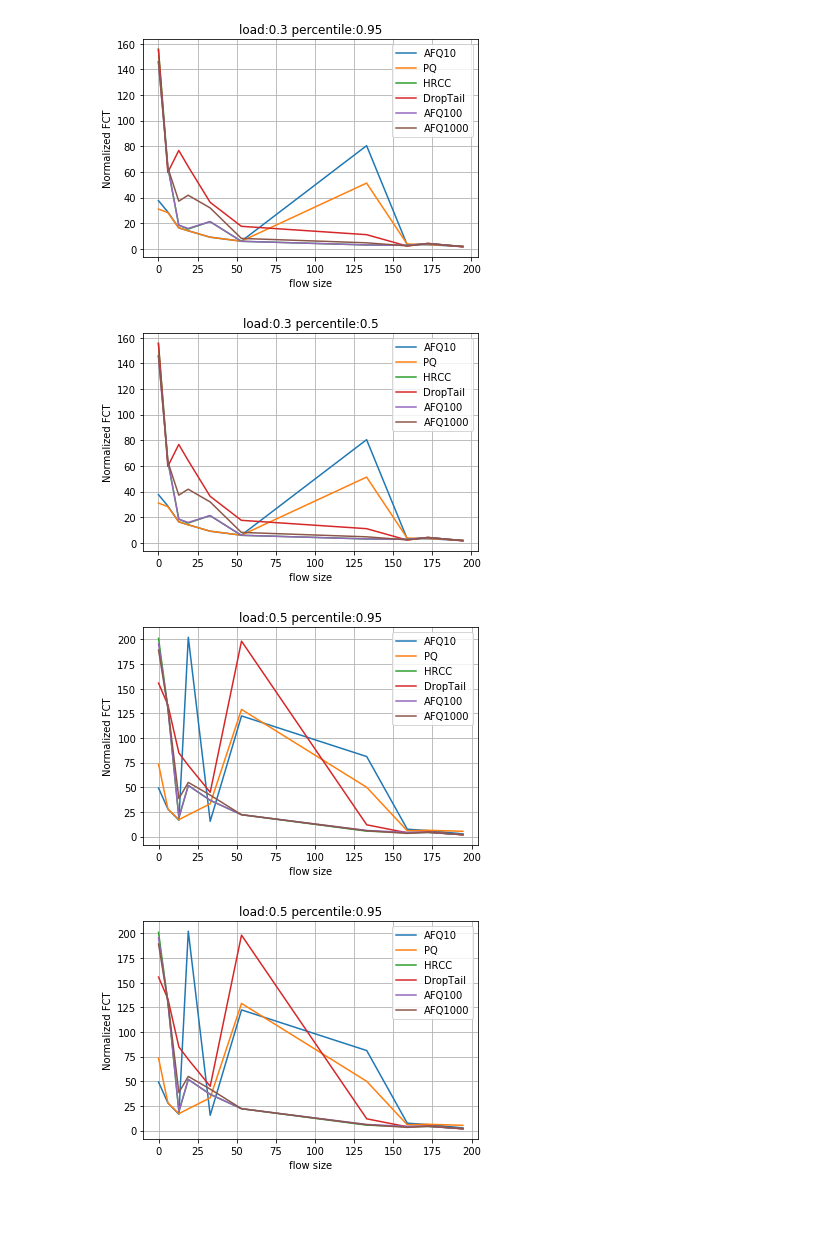
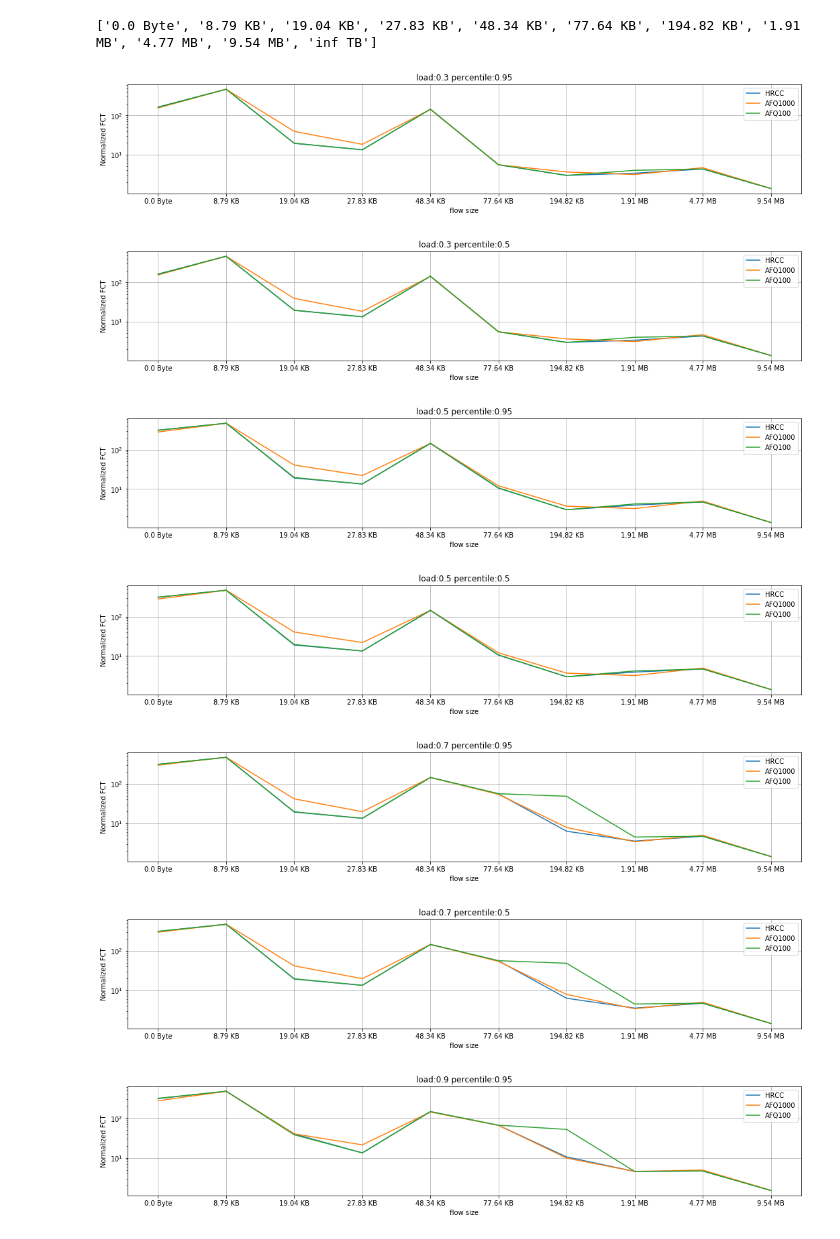
Before and after one commit to Peixuan670/HyLine, a Jupyter notebook: singlenode_bottleneck/notebook/FCT.ipynb, the cells around one changed output. Cells and saved outputs as stored; diff of their text form; code cells hidden in the pictures; blank space fills up the shorter version.

```diff
--- a/singlenode_bottleneck/notebook/FCT.ipynb
+++ b/singlenode_bottleneck/notebook/FCT.ipynb
@@ -78,6 +78,8 @@ class FCT:
         y = df['Normalized FCT'].apply(self.scaling, args=(scale[1],))
         x = df['tmp_pkts'].apply(self.scaling, args=(scale[0],))
         plt.scatter(x, y, color=color, label=label)
+        plt.xlabel('flow size')
+        plt.ylabel('Normalized FCT')
         plt.legend()
         plt.show()
     def scaling(self, x, base):
@@ -95,12 +97,17 @@ class FCT:
             seg_data=df[cate == label]
             res=seg_data.sort_values(by=['Normalized FCT'])
             res.reset_index(inplace=True)
+            if res.shape[0] == 0:
+                continue
             # 16 indicate col 'Normalized FCT'
             # print(res.iloc[[math.ceil((res.shape[0]-1) * 0.95)]])
             selected_flow.append(res.iloc[math.ceil((res.shape[0]-1) * 0.95), 16])
-        scaled_selected_flow = [self.scaling(x, scale[0]) for x in selected_flow]
-        scaled_flow_size = [self.scaling(x, scale[1]) for x in flow_size[:-1]]
-        plt.plot(scaled_flow_size, scaled_selected_flow, label=alg)
+            corresponding_flow_size.append(label)
+        #scaled_selected_flow = [self.scaling(x, scale[0]) for x in selected_flow]
+        #scaled_flow_size = [self.scaling(x, scale[1]) for x in corresponding_flow_size]
+        len_range=[i for i in range(len(corresponding_flow_size))]
+        plt.plot(len_range, selected_flow, label=alg)
+        plt.yscale('log')
         if (isLast):
             plt.xlabel('flow size')
             plt.ylabel('Normalized FCT')
@@ -108,28 +115,42 @@ class FCT:
             plt.grid()
             plt.legend()
             #plt.yticks([0,50,100,150,200])
-            #plt.xticks(scaled_flow_size, [self.humanbytes(i*1500) for i in flow_size[:-1]])
+            plt.xticks(len_range, [self.humanbytes(i*1500) for i in corresponding_flow_size])
             plt.show()
 
     def plot_FCT_percentile_fix_load(self, algs, load, percentile, flow_size, scale):
+        fig= plt.figure(figsize=(18,3))
         for alg in algs:
             if alg == algs[-1]:
                 FCT_analysis.plot_one_FCT_percentile(alg , load, percentile, flow_size, scale, True)
             else:
                 FCT_analysis.plot_one_FCT_percentile(alg , load, percentile, flow_size, scale, False)
 # %%
-FCT_analysis = FCT("/home/ovs2/lining/Gearbox/automatic/", "Topology-incast-singlenode.tcl", 500, \
-                  [.1, .2, .3, .4, .5, .6, .7, .8, .9, .95], ["AFQ10", "PQ", "HRCC", "DropTail", "AFQ100", "AFQ1000"])
+FCT_analysis = FCT("/home/ovs2/lining/Gearbox/automatic/", "Topology-incast-singlenode.tcl", 100, \
+                  [.1, .2, .3, .4, .5, .6, .7, .8, .9, .95], ["AFQ10", "HRCC", "DropTail", "AFQ100", "AFQ1000"])
 # %%
 # Byte
 flow_size=[0, 6, 13, 19, 33, 53, 133, 1333, 3333, 6667, float('inf')]
-algs=["AFQ10", "PQ", "HRCC", "DropTail", "AFQ100", "AFQ1000"]
-FCT_analysis.plot_FCT_percentile_fix_load(algs, .3, .95, flow_size, [200, 150])
-FCT_analysis.plot_FCT_percentile_fix_load(algs, .3, .5, flow_size, [200, 150])
-FCT_analysis.plot_FCT_percentile_fix_load(algs, .5, .95, flow_size, [200, 150])
-FCT_analysis.plot_FCT_percentile_fix_load(algs, .5, .95, flow_size, [200, 150])
+print([FCT_analysis.humanbytes(i*1500) for i in flow_size])
+algs=["AFQ10", "HRCC", "DropTail", "AFQ100", "AFQ1000"]
+algs=["HRCC", "AFQ1000", "AFQ100"]
+# when scale = [0,0], there is no adjust to the graph
+scale=[150,100]
+scale=[0,0]
+FCT_analysis.plot_FCT_percentile_fix_load(algs, .3, .95, flow_size, scale)
+FCT_analysis.plot_FCT_percentile_fix_load(algs, .3, .5, flow_size, scale)
+FCT_analysis.plot_FCT_percentile_fix_load(algs, .5, .95, flow_size, scale)
+FCT_analysis.plot_FCT_percentile_fix_load(algs, .5, .5, flow_size, scale)
+FCT_analysis.plot_FCT_percentile_fix_load(algs, .7, .95, flow_size, scale)
+FCT_analysis.plot_FCT_percentile_fix_load(algs, .7, .5, flow_size, scale)
+FCT_analysis.plot_FCT_percentile_fix_load(algs, .9, .95, flow_size, scale)
+FCT_analysis.plot_FCT_percentile_fix_load(algs, .9, .5, flow_size, scale)
 # %% [output]
+['0.0 Byte', '8.79 KB', '19.04 KB', '27.83 KB', '48.34 KB', '77.64 KB', '194.82 KB', '1.91 MB', '4.77 MB', '9.54 MB', 'inf TB']
-[figure, old version]
+[figure, new version]
-[figure, old version]
+[figure, new version]
-[figure, old version]
+[figure, new version]
-[figure, old version]
+[figure, new version]
+[figure, added]
+[figure, added]
+[figure, added]
```
Also changed, not shown: parts of 3 cells of this notebook.
